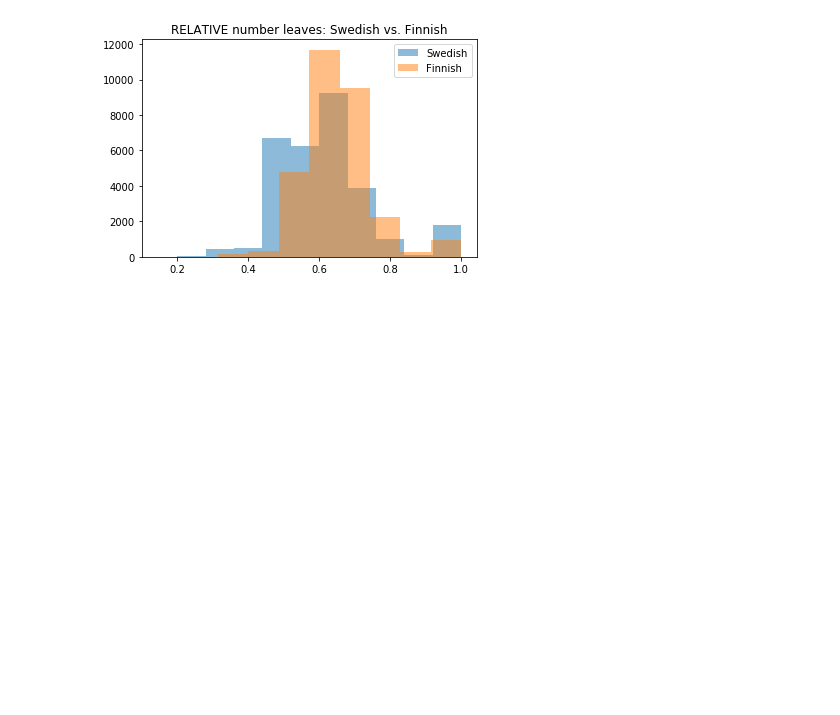
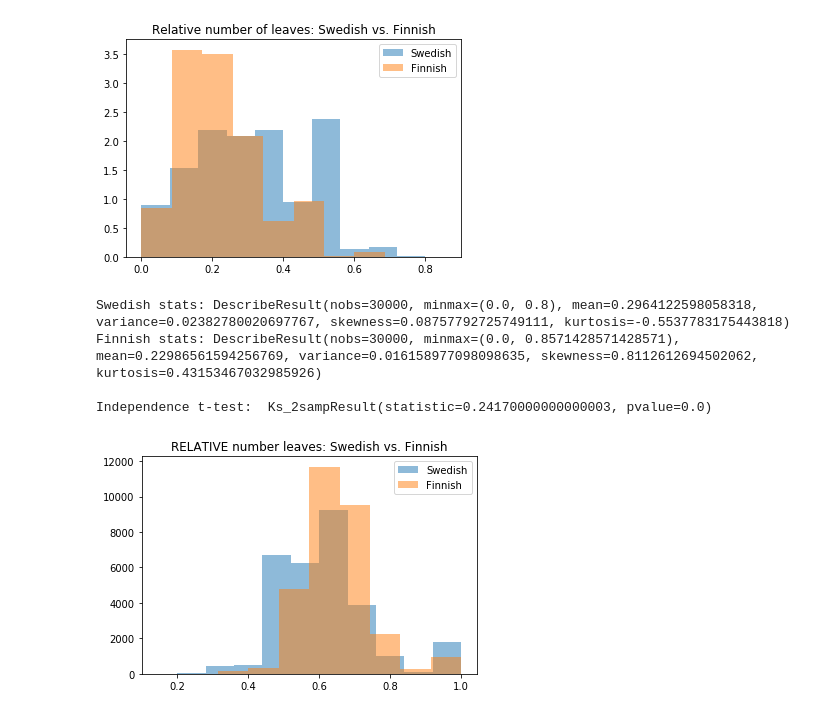
Before and after one commit to linnealovespie/scandinavian-languages, a Jupyter notebook: NodeMetrics.ipynb, the cells around one changed output. Drawn from its saved outputs; the diff is of its cells as text; code cells hidden in the pictures; blank space fills up the shorter version.

```diff
--- a/NodeMetrics.ipynb
+++ b/NodeMetrics.ipynb
@@ -170,3 +285,11 @@ Independence t-test:  Ttest_indResult(statistic=57.64061196248585, pvalue=0.0)
+# %%
+showResults(leafSNew, leafFNew, "Swedish", "Finnish", "Relative number of leaves: Swedish vs. Finnish")
+# %% [output]
+[figure, added]
+Swedish stats: DescribeResult(nobs=30000, minmax=(0.0, 0.8), mean=0.2964122598058318, variance=0.02382780020697767, skewness=0.08757792725749111, kurtosis=-0.5537783175443818)
+Finnish stats: DescribeResult(nobs=30000, minmax=(0.0, 0.8571428571428571), mean=0.22986561594256769, variance=0.016158977098098635, skewness=0.8112612694502062, kurtosis=0.43153467032985926)
+
+Independence t-test:  Ks_2sampResult(statistic=0.24170000000000003, pvalue=0.0)
 # %%
 showResults(leafS, leafF, "Swedish", "Finnish", "RELATIVE number leaves: Swedish vs. Finnish")
 # %% [output]
```
Also changed, not shown: parts of 24 cells of this notebook, 2 other files.
